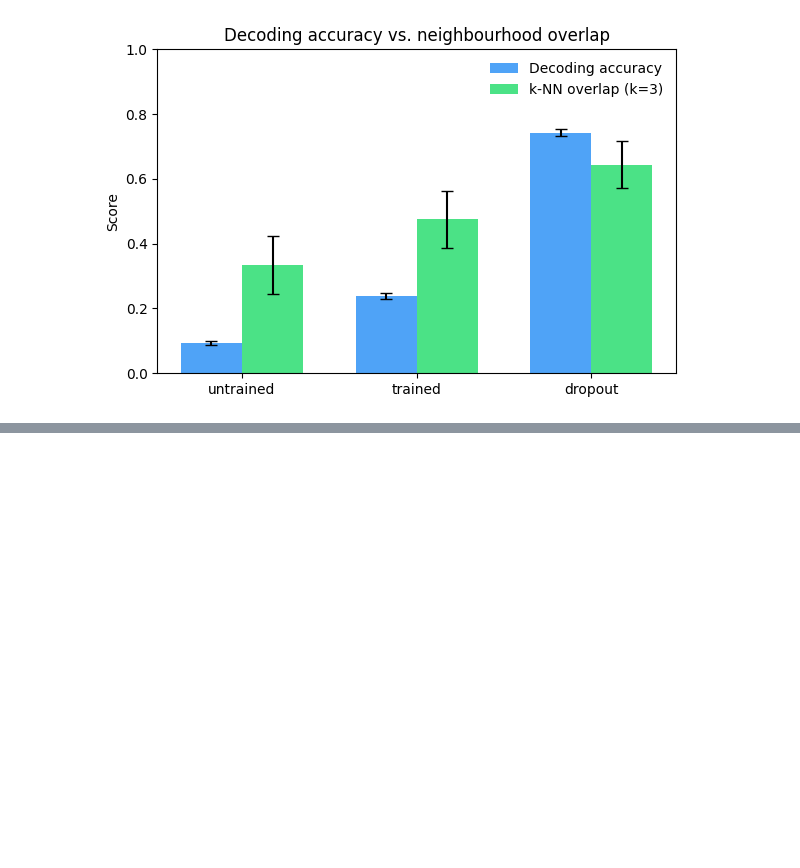
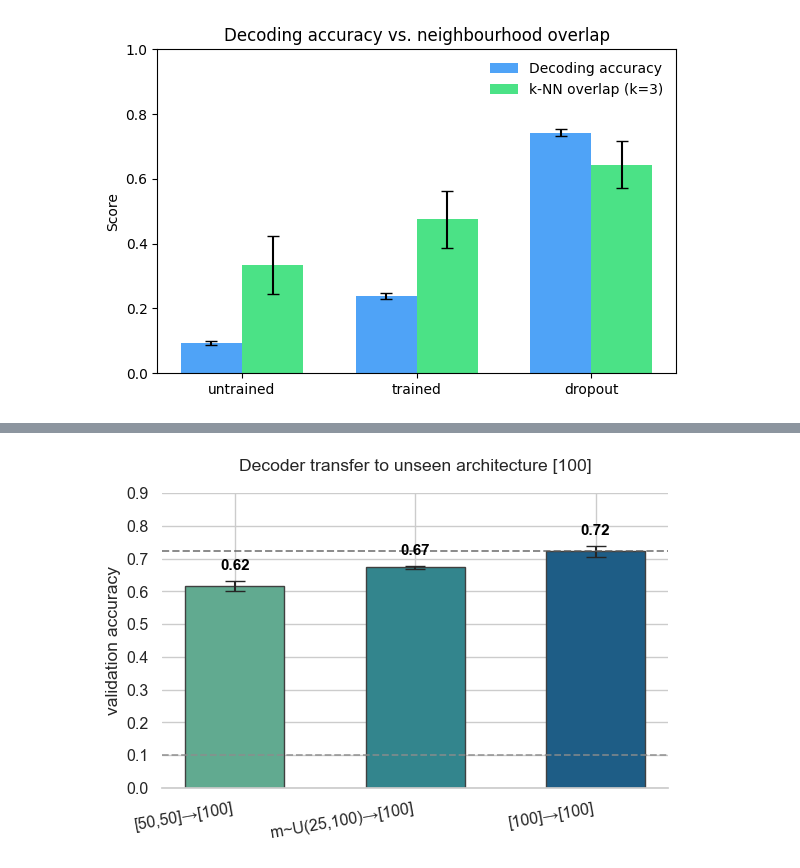
Before and after one commit to entropicbloom/intentionality, a Jupyter notebook: decoder/analysis.ipynb, the cells around one changed output, grey strips where cells are left out. Drawn from its saved outputs; the diff is of its cells as text; code cells hidden in the pictures; blank space fills up the shorter version.

```diff
--- a/decoder/analysis.ipynb
+++ b/decoder/analysis.ipynb
@@ -515,0 +600,63 @@ plt.show()
+# %%
+# ---------- mid-sized green–blue bar-chart + chance line ----------
+import numpy as np
+import matplotlib.pyplot as plt
+import seaborn as sns
+
+# ------------------------------------------------------------------
+# 1. gather mean ± sem
+# ------------------------------------------------------------------
+triples = [
+    ('[50,50]→[100]',      ('[50, 50]',    '[100]')),
+    ('m~U(25,100)→[100]',  ('m~U(25,100)', '[100]')),
+    ('[100]→[100]',        ('[100]',       '[100]')),
+]
+
+labels, means, sems = [], [], []
+for lbl, key in triples:
+    vals = np.asarray(metrics[key], float)
+    labels.append(lbl)
+    means.append(vals.mean())
+    sems.append(vals.std(ddof=1) / np.sqrt(len(vals)))   # standard error
+
+# ------------------------------------------------------------------
+# 2. plot — mid fonts, visible error bars, green→blue palette
+# ------------------------------------------------------------------
+sns.set_theme(style='whitegrid', context='notebook', font_scale=1.05)
+palette = sns.color_palette('crest', n_colors=3)        # green → teal → blue
+
+fig, ax = plt.subplots(figsize=(6, 4.2))
+x = np.arange(len(labels))
+bars = ax.bar(
+    x, means, yerr=sems, capsize=7, width=0.55,
+    color=palette, edgecolor='0.25', linewidth=1.0,
+    ecolor='0.15', error_kw=dict(lw=1.5)                # thicker error bars
+)
+
+# dashed oracle line (height of last bar)
+ax.axhline(means[-1], ls='--', lw=1.4, color='0.35', alpha=0.7)
+
+# dashed random-chance line at 0.10
+ax.axhline(0.10, ls='--', lw=1.3, color='0.55', alpha=0.8)
+
+# value labels *above* bars on white background
+for rect, val, err in zip(bars, means, sems):
+    ax.text(rect.get_x() + rect.get_width() / 2,
+            val + err + 0.025,                     # a bit above error bar
+            f'{val:.2f}',
+            ha='center', va='bottom',
+            fontsize=11, fontweight='bold',
+            color='black')
+
+# cosmetics
+ax.set_xticks(x)
+ax.set_xticklabels(labels, rotation=10, ha='right')
+ax.set_ylabel('validation accuracy')
+ax.set_ylim(0, 0.90)                                    # y-axis capped at 0.9
+ax.set_title('Decoder transfer to unseen architecture [100]', pad=16)
+
+sns.despine(ax=ax, left=True)
+plt.tight_layout()
+plt.show()
+# %% [output]
+[figure, added]
```
Also changed, not shown: parts of 1 cell of this notebook, 3 other files.
